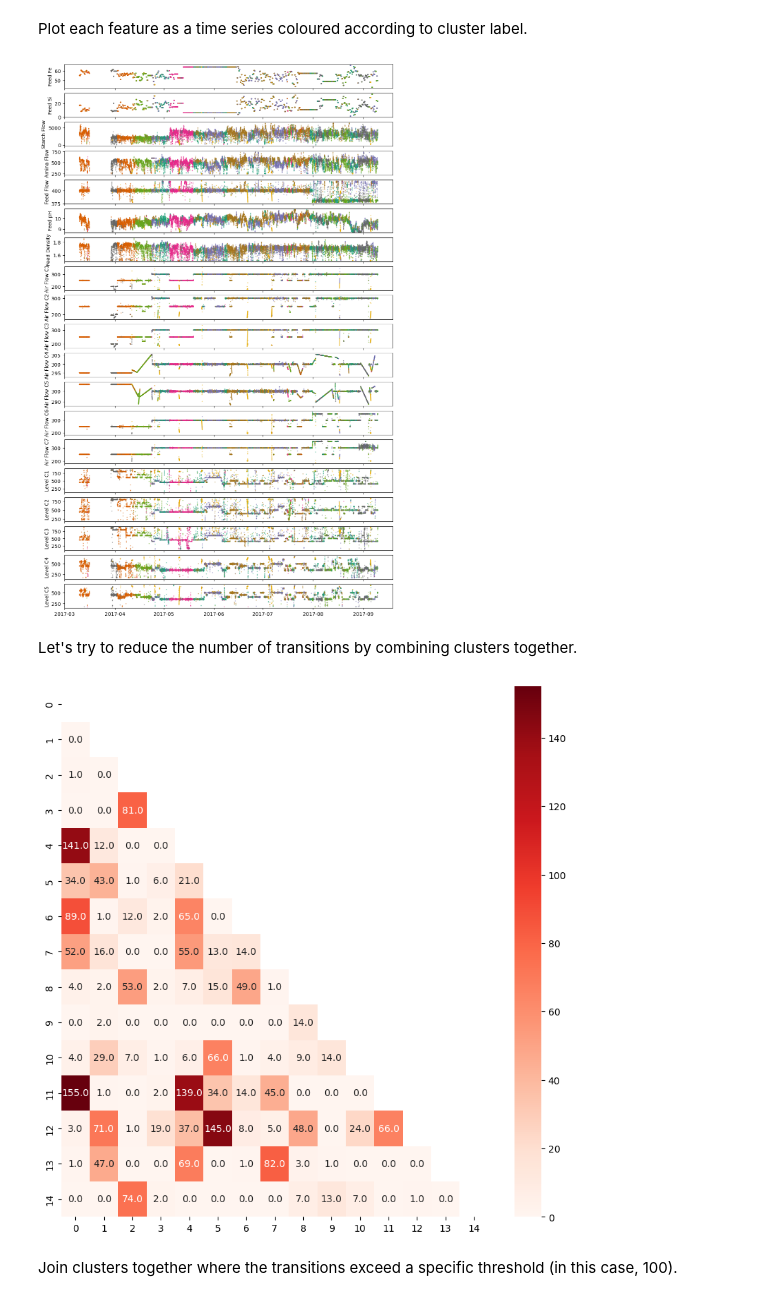
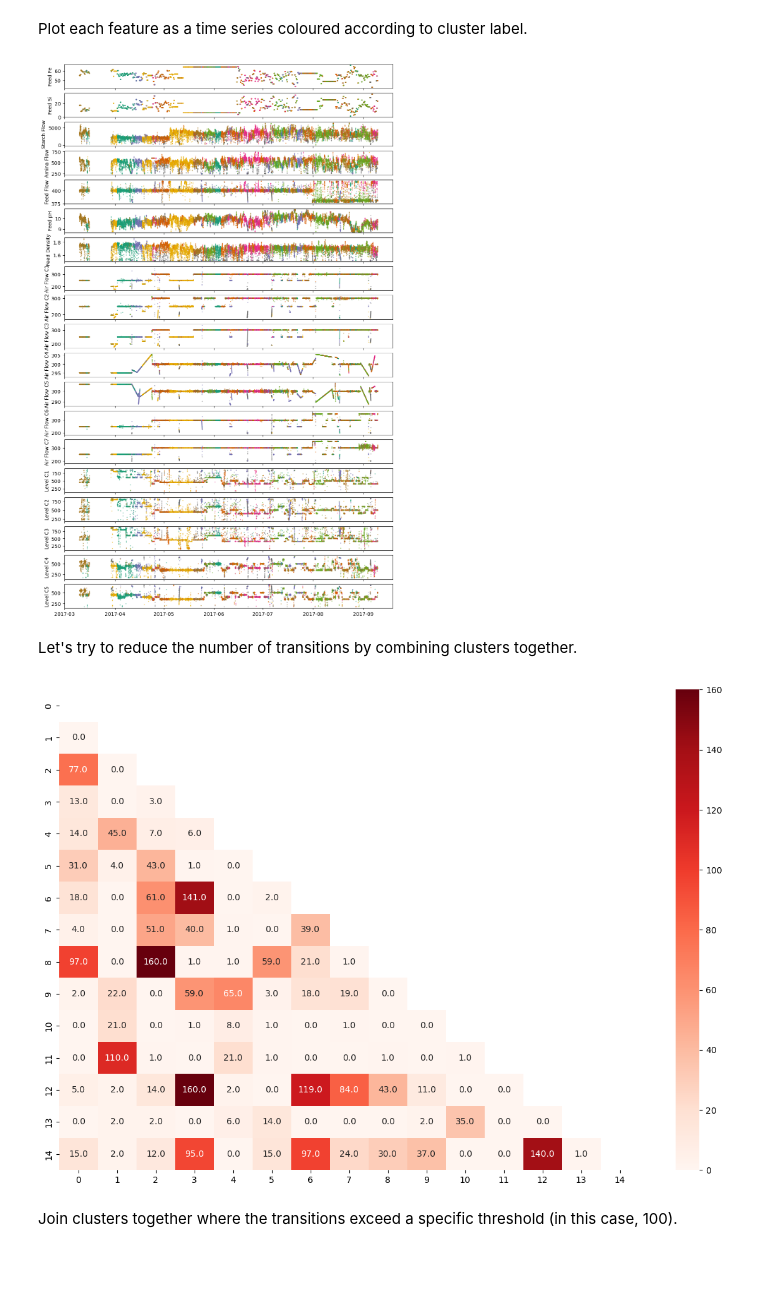
Before and after one commit to Stellenbosch-University-Process-Eng/Optimality-graph, a Jupyter notebook: caseStudy.ipynb, the cells around one changed output. Drawn from its saved outputs; the diff is of its cells as text; code cells hidden in the pictures; blank space fills up the shorter version.

```diff
--- a/caseStudy.ipynb
+++ b/caseStudy.ipynb
@@ -110,7 +110,7 @@ Perform dimensionality reduction using PLS.
 df_model = df.drop(['Product Fe', 'Product Si', 'Feed Fe', 'Feed Si'], axis=1)
 
 X = df_model.values
-y = df['Product Fe'].values
+y = df['Product Si'].values
 
 # Standardise inputs and split(PLS is sensitive to scale)
 X_scaled = StandardScaler().fit_transform(X)
@@ -118,22 +118,26 @@ X_train, X_test, y_train, y_test = train_test_split(
     X_scaled, y, test_size=0.2, random_state=42)
 
 # --- Fit PLS (choose n_components via cross-validation below) ---
+for n_components in range(1,19):
+    pls = PLSRegression(n_components=n_components)
+    pls.fit(X_train, y_train)
+    y_pred = pls.predict(X_test).ravel()
+    r2   = r2_score(y_test, y_pred)
+    rmse = np.sqrt(mean_squared_error(y_test, y_pred))
+    print(f"PLS ({n_components} components)  |  R² = {r2:.4f}  |  RMSE = {rmse:.4f}")
+
 n_components = 6
 pls = PLSRegression(n_components=n_components)
 pls.fit(X_train, y_train)
 y_pred = pls.predict(X_test).ravel()
-r2   = r2_score(y_test, y_pred)
-rmse = np.sqrt(mean_squared_error(y_test, y_pred))
-
-print(f"PLS ({n_components} components)  |  R² = {r2:.4f}  |  RMSE = {rmse:.4f}")
 
 # --- Parity plot ---
 fig, ax = plt.subplots(figsize=(5, 5))
 ax.scatter(y_test, y_pred, s=10, alpha=0.5)
 lims = [min(y_test.min(), y_pred.min()), max(y_test.max(), y_pred.max())]
 ax.plot(lims, lims, 'k--', linewidth=1)
-ax.set_xlabel('Actual Product Fe')
-ax.set_ylabel('Predicted Product Fe')
+ax.set_xlabel('Actual Product Si')
+ax.set_ylabel('Predicted Product Si')
 plt.tight_layout()
 plt.show()
 
@@ -163,22 +184,22 @@ for (ax, col) in zip(ax.flatten(), df.columns):
     ax.scatter(df.index, df[col], c = pls_labels, s=1, cmap = 'Dark2', alpha = 0.5)
     ax.set_ylabel(col)
 # %% [output]
-[figure, old version]
+[figure, new version]
 # %% [markdown]
 Let's try to reduce the number of transitions by combining clusters together.
 # %%
 cluster_metric = pd.DataFrame({'Cluster t_{k}': pls_labels[:-1],
                                'Cluster t_{k+1}': pls_labels[1:]})
 cm = confusion_matrix(cluster_metric['Cluster t_{k}'],
                       cluster_metric['Cluster t_{k+1}']) + 0.
 cm += cm.T
 cm[np.triu_indices_from(cm)] = np.nan
 
-plt.figure(figsize=(10, 10))
+plt.figure(figsize=(15, 10))
 sns.heatmap(cm, annot=True, fmt='.1f', cmap='Reds')
 plt.show()
 # %% [output]
-[figure, old version]
+[figure, new version]
 # %% [markdown]
 Join clusters together where the transitions exceed a specific threshold (in this case, 100).
 # %%
```
Also changed, not shown: parts of 7 cells of this notebook.
